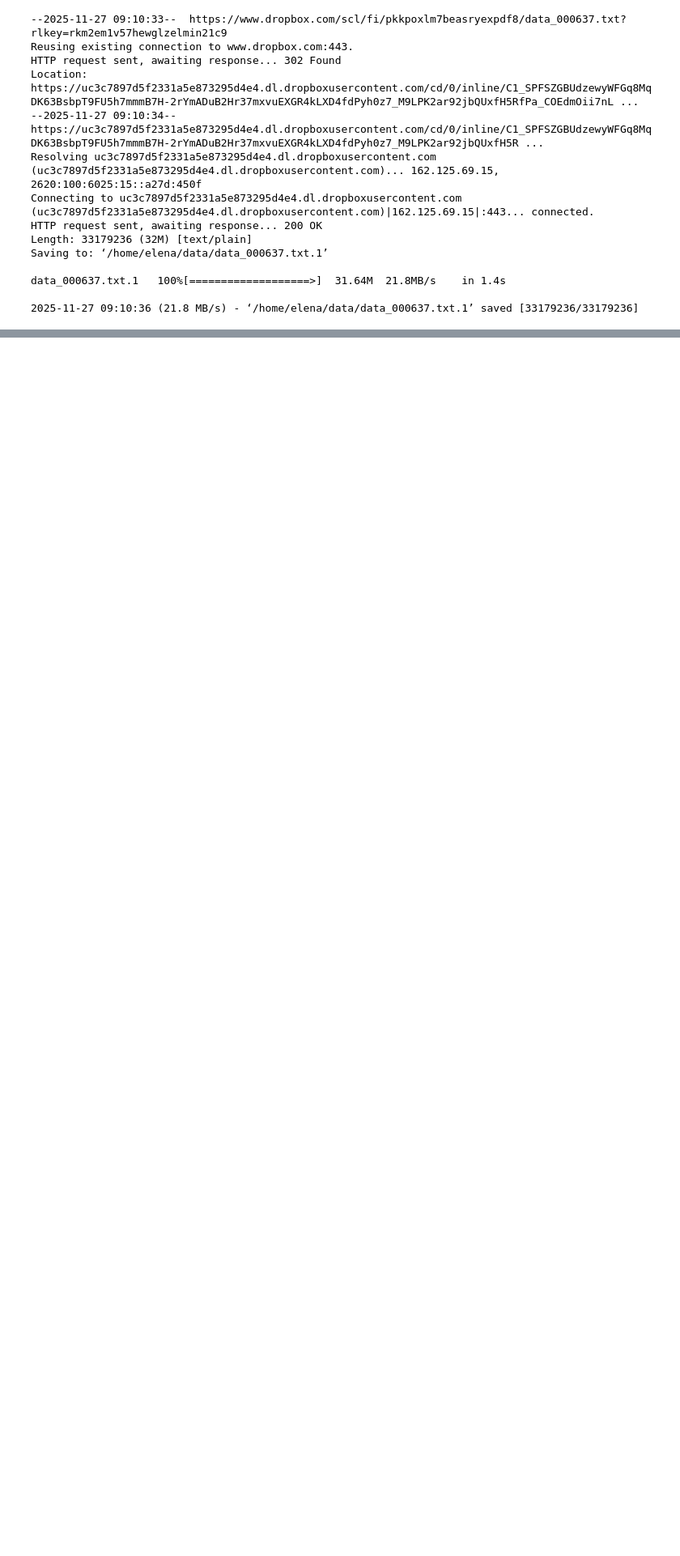
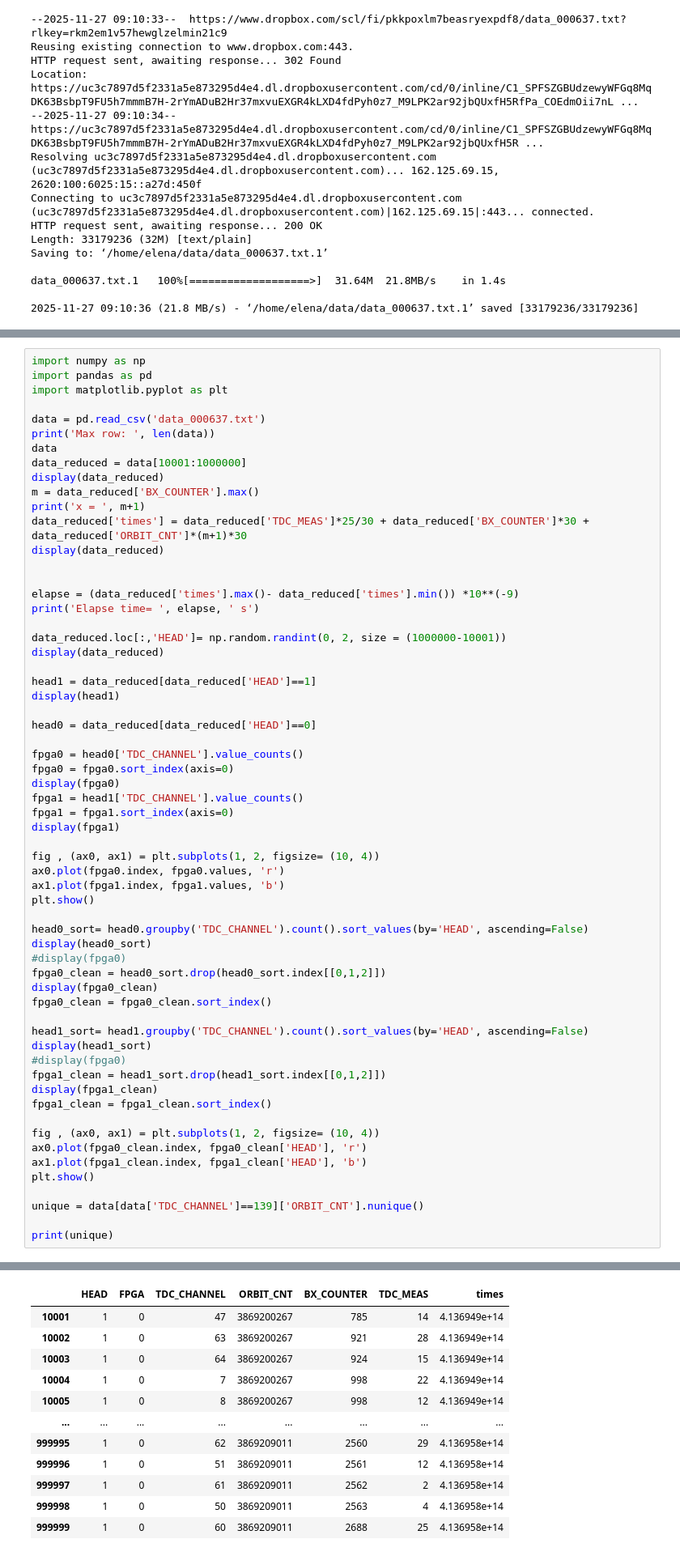
Before and after one commit to elenaniero/LaboratoryOfComputationalPhysics_Y8, a Jupyter notebook: 06ex_Pandas.ipynb, the cells around one changed output, grey strips where cells are left out. Shown at 81% size. Cells and saved outputs as stored; diff of their text form; blank space fills up the shorter version.

```diff
--- a/06ex_Pandas.ipynb
+++ b/06ex_Pandas.ipynb
@@ -27,0 +50,62 @@ data_000637.txt.1   100%[===================>]  31.64M  21.8MB/s    in 1.4s
+# %%
+import numpy as np
+import pandas as pd
+import matplotlib.pyplot as plt
+
+data = pd.read_csv('data_000637.txt')
+print('Max row: ', len(data))
+data
+data_reduced = data[10001:1000000]
+display(data_reduced)
+m = data_reduced['BX_COUNTER'].max()
+print('x = ', m+1)
+data_reduced['times'] = data_reduced['TDC_MEAS']*25/30 + data_reduced['BX_COUNTER']*30 + data_reduced['ORBIT_CNT']*(m+1)*30
+display(data_reduced)
+
+
+elapse = (data_reduced['times'].max()- data_reduced['times'].min()) *10**(-9)
+print('Elapse time= ', elapse, ' s')
+
+data_reduced.loc[:,'HEAD']= np.random.randint(0, 2, size = (1000000-10001))
+display(data_reduced)
+
+head1 = data_reduced[data_reduced['HEAD']==1]
+display(head1)
+
+head0 = data_reduced[data_reduced['HEAD']==0]
+
+fpga0 = head0['TDC_CHANNEL'].value_counts()
+fpga0 = fpga0.sort_index(axis=0)
+display(fpga0)
+fpga1 = head1['TDC_CHANNEL'].value_counts()
+fpga1 = fpga1.sort_index(axis=0)
+display(fpga1)
+
+fig , (ax0, ax1) = plt.subplots(1, 2, figsize= (10, 4))
+ax0.plot(fpga0.index, fpga0.values, 'r')
+ax1.plot(fpga1.index, fpga1.values, 'b')
+plt.show()
+
+head0_sort= head0.groupby('TDC_CHANNEL').count().sort_values(by='HEAD', ascending=False)
+display(head0_sort)
+#display(fpga0)
+fpga0_clean = head0_sort.drop(head0_sort.index[[0,1,2]])
+display(fpga0_clean)
+fpga0_clean = fpga0_clean.sort_index()
+
+head1_sort= head1.groupby('TDC_CHANNEL').count().sort_values(by='HEAD', ascending=False)
+display(head1_sort)
+#display(fpga0)
+fpga1_clean = head1_sort.drop(head1_sort.index[[0,1,2]])
+display(fpga1_clean)
+fpga1_clean = fpga1_clean.sort_index()
+
+fig , (ax0, ax1) = plt.subplots(1, 2, figsize= (10, 4))
+ax0.plot(fpga0_clean.index, fpga0_clean['HEAD'], 'r')
+ax1.plot(fpga1_clean.index, fpga1_clean['HEAD'], 'b')
+plt.show()
+
+unique = data[data['TDC_CHANNEL']==139]['ORBIT_CNT'].nunique()
+
+print(unique)
+# %% [output]
@@ -27,0 +132,12 @@ data_000637.txt.1   100%[===================>]  31.64M  21.8MB/s    in 1.4s
+|  | HEAD | FPGA | TDC_CHANNEL | ORBIT_CNT | BX_COUNTER | TDC_MEAS | times |
+| 10001 | 1 | 0 | 47 | 3869200267 | 785 | 14 | 4.136949e+14 |
+| 10002 | 1 | 0 | 63 | 3869200267 | 921 | 28 | 4.136949e+14 |
+| 10003 | 1 | 0 | 64 | 3869200267 | 924 | 15 | 4.136949e+14 |
+| 10004 | 1 | 0 | 7 | 3869200267 | 998 | 22 | 4.136949e+14 |
+| 10005 | 1 | 0 | 8 | 3869200267 | 998 | 12 | 4.136949e+14 |
+| ... | ... | ... | ... | ... | ... | ... | ... |
+| 999995 | 1 | 0 | 62 | 3869209011 | 2560 | 29 | 4.136958e+14 |
+| 999996 | 1 | 0 | 51 | 3869209011 | 2561 | 12 | 4.136958e+14 |
+| 999997 | 1 | 0 | 61 | 3869209011 | 2562 | 2 | 4.136958e+14 |
+| 999998 | 1 | 0 | 50 | 3869209011 | 2563 | 4 | 4.136958e+14 |
+| 999999 | 1 | 0 | 60 | 3869209011 | 2688 | 25 | 4.136958e+14 |
```
Also changed, not shown: parts of 2 cells of this notebook, 2 other files.
